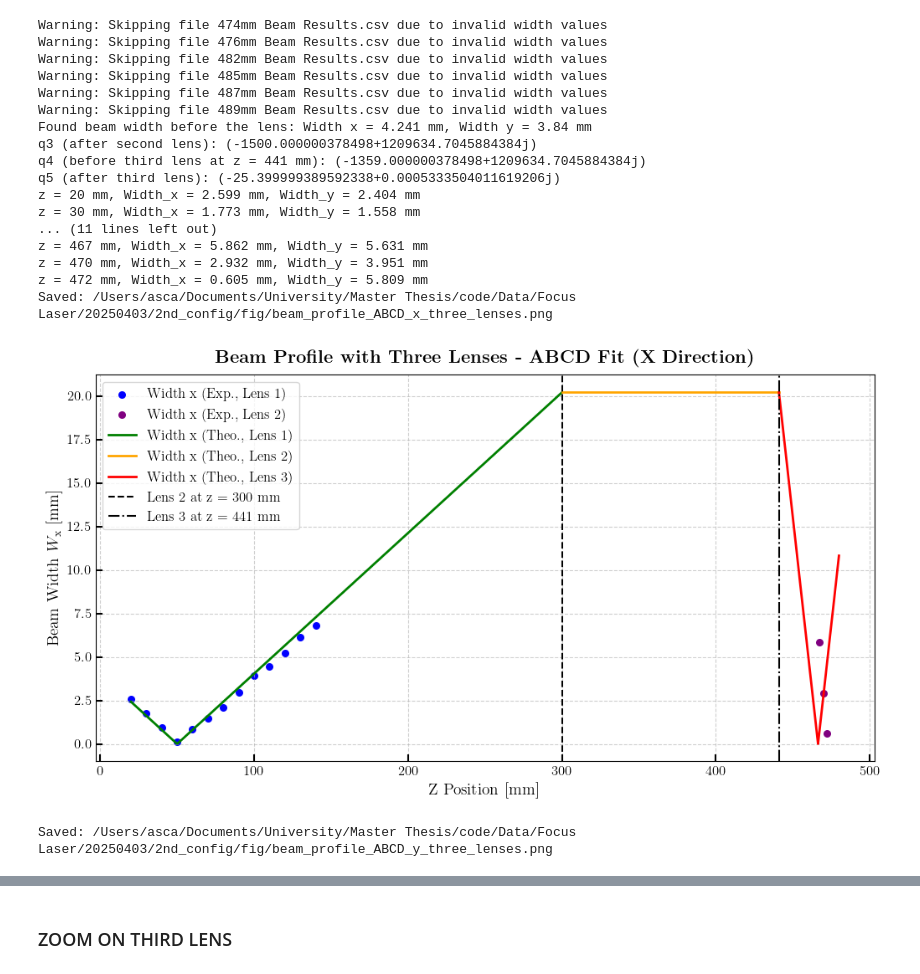
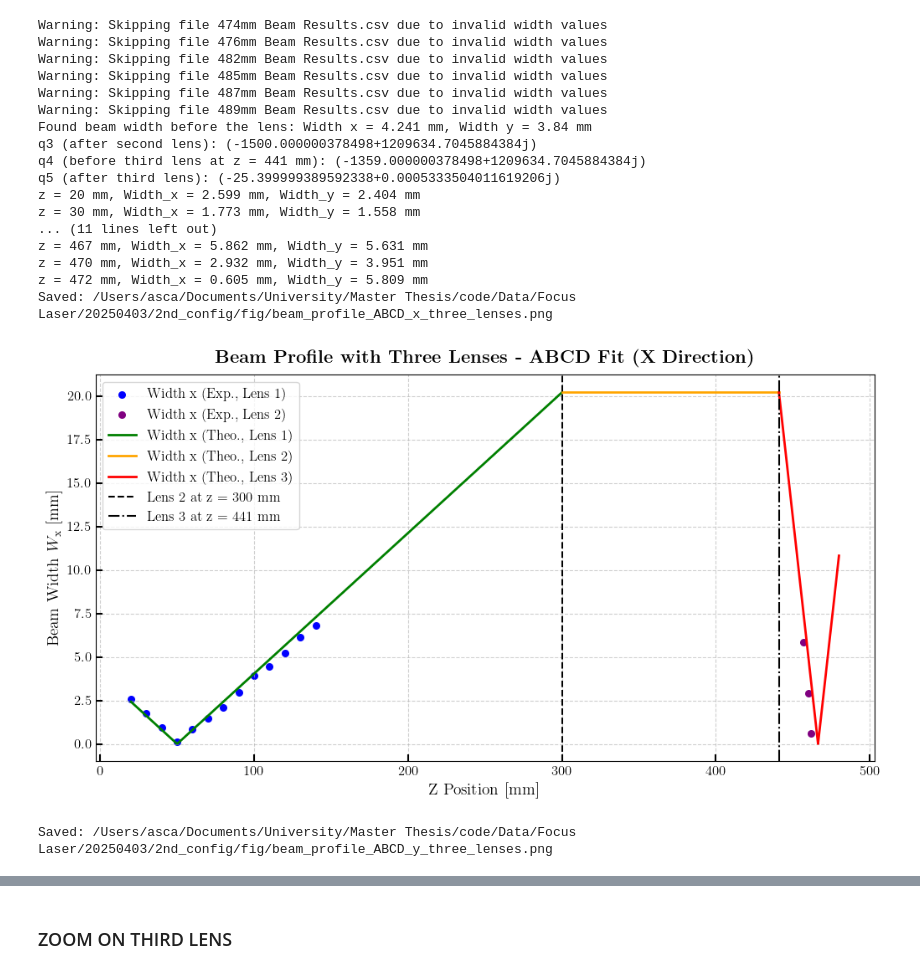
Before and after one commit to AscanioGalbiati/LISA_QPD_Gap, a Jupyter notebook: beam_profile_full_system.ipynb, the cells around one changed output, grey strips where cells are left out. Drawn from its saved outputs; the diff is of its cells as text; code cells hidden in the pictures.

```diff
--- a/beam_profile_full_system.ipynb
+++ b/beam_profile_full_system.ipynb
@@ -230,7 +230,7 @@ mask1 = z_values < 300
 plt.scatter(z_values[mask1], width_x[mask1], color='blue', label='Width x (Exp., Lens 1)', marker='o', s=30)
 # Data after second lens
 mask2 = z_values >= z_lens2
-plt.scatter(z_values[mask2], width_x[mask2], color='purple', label='Width x (Exp., Lens 2)', marker='o', s=30) #offset of -5mm in z_values here
+plt.scatter(z_values[mask2]-10, width_x[mask2], color='purple', label='Width x (Exp., Lens 2)', marker='o', s=30) #offset of -5mm in z_values to account for the actual position of the lens
 # Theoretical curves
 plt.plot(z_theoretical1, W_theoretical1, color='green', linestyle='-', linewidth=2, label='Width x (Theo., Lens 1)')
 plt.plot(z_theoretical2, W_theoretical2, color='orange', linestyle='-', linewidth=2, label='Width x (Theo., Lens 2)')
@@ -253,7 +253,7 @@ plt.figure(figsize=(12, 6))
 # Data before second lens
 plt.scatter(z_values[mask1], width_y[mask1], color='red', label='Width y (Exp., Lens 1)', marker='o', s=30)
 # Data after third lens
-plt.scatter(z_values[mask2], width_y[mask2], color='magenta', label='Width y (Exp., Lens 2)', marker='o', s=30)
+plt.scatter(z_values[mask2]-10, width_y[mask2], color='magenta', label='Width y (Exp., Lens 2)', marker='o', s=30)
 # Theoretical curves
 plt.plot(z_theoretical1, W_theoretical1, color='green', linestyle='-', linewidth=2, label='Width y (Theo., Lens 1)')
 plt.plot(z_theoretical2, W_theoretical2, color='orange', linestyle='-', linewidth=2, label='Width y (Theo., Lens 2)')
@@ -261,32 +261,32 @@ plt.plot(z_theoretical3, W_theoretical3, color='red', linestyle='-', linewidth=2
 plt.axvline(x=z_lens2, color='k', linestyle='--', label=f'Lens 2 at z = {z_lens2} mm')
 plt.axvline(x=z_lens3, color='k', linestyle='-.', label=f'Lens 3 at z = {z_lens3} mm')
 plt.xlabel(r'Z Position [mm]', fontsize=14)
 plt.ylabel(r'Beam Width $W_{\rm{y}}$ [mm]', fontsize=14)
 plt.title(r'\textbf{Beam Profile with Three Lenses - ABCD Fit (Y Direction)}', fontsize=16, fontweight='bold', pad=10)
 plt.legend(loc='upper left', fontsize=12, frameon=True)
 plt.tick_params(axis='both', which='major', labelsize=12, length=6, width=1.5, direction='in')
 plt.grid(True, linestyle='--', alpha=0.6)
 save_beam_ABCD_y = os.path.join(fig_dir, "beam_profile_ABCD_y_three_lenses.png")
 plt.savefig(save_beam_ABCD_y, dpi=300, bbox_inches='tight', facecolor='white')
 print(f"Saved: {save_beam_ABCD_y}")
 plt.show()
 # %% [output]
 Warning: Skipping file 474mm Beam Results.csv due to invalid width values
 Warning: Skipping file 476mm Beam Results.csv due to invalid width values
 Warning: Skipping file 482mm Beam Results.csv due to invalid width values
 Warning: Skipping file 485mm Beam Results.csv due to invalid width values
 Warning: Skipping file 487mm Beam Results.csv due to invalid width values
 Warning: Skipping file 489mm Beam Results.csv due to invalid width values
 Found beam width before the lens: Width x = 4.241 mm, Width y = 3.84 mm
 q3 (after second lens): (-1500.000000378498+1209634.7045884384j)
 q4 (before third lens at z = 441 mm): (-1359.000000378498+1209634.7045884384j)
 q5 (after third lens): (-25.399999389592338+0.0005333504011619206j)
 z = 20 mm, Width_x = 2.599 mm, Width_y = 2.404 mm
 z = 30 mm, Width_x = 1.773 mm, Width_y = 1.558 mm
 ... (11 lines left out)
 z = 467 mm, Width_x = 5.862 mm, Width_y = 5.631 mm
 z = 470 mm, Width_x = 2.932 mm, Width_y = 3.951 mm
 z = 472 mm, Width_x = 0.605 mm, Width_y = 5.809 mm
 Saved: /Users/asca/Documents/University/Master Thesis/code/Data/Focus Laser/20250403/2nd_config/fig/beam_profile_ABCD_x_three_lenses.png
-[figure, old version]
+[figure, new version]
 Saved: /Users/asca/Documents/University/Master Thesis/code/Data/Focus Laser/20250403/2nd_config/fig/beam_profile_ABCD_y_three_lenses.png
```
Also changed, not shown: parts of 2 cells of this notebook, 6 other files.
